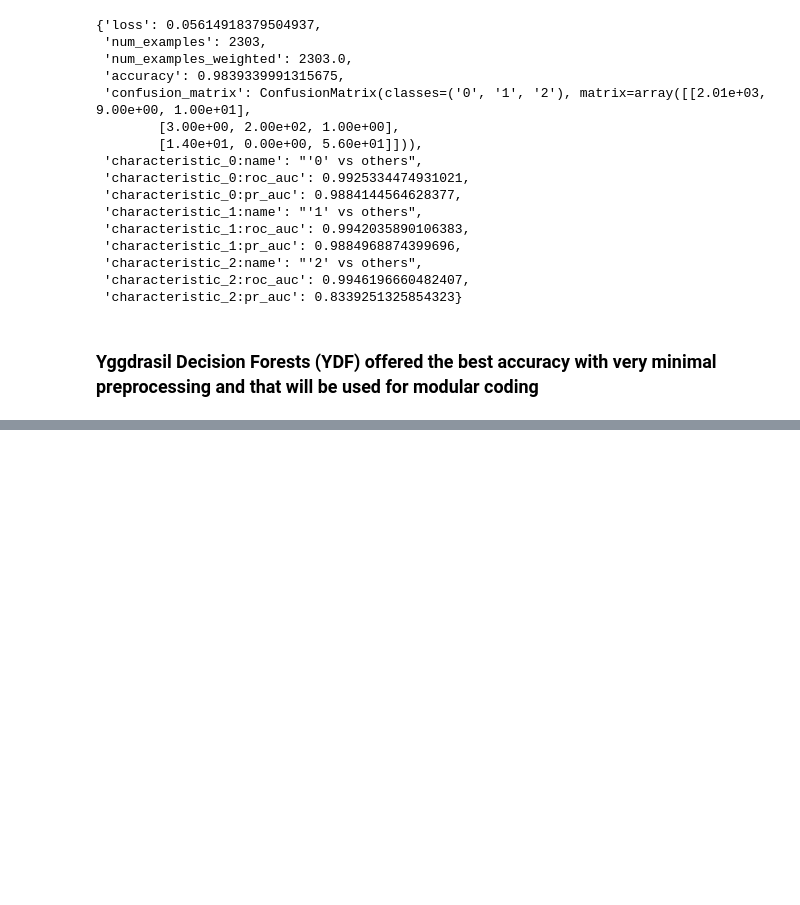
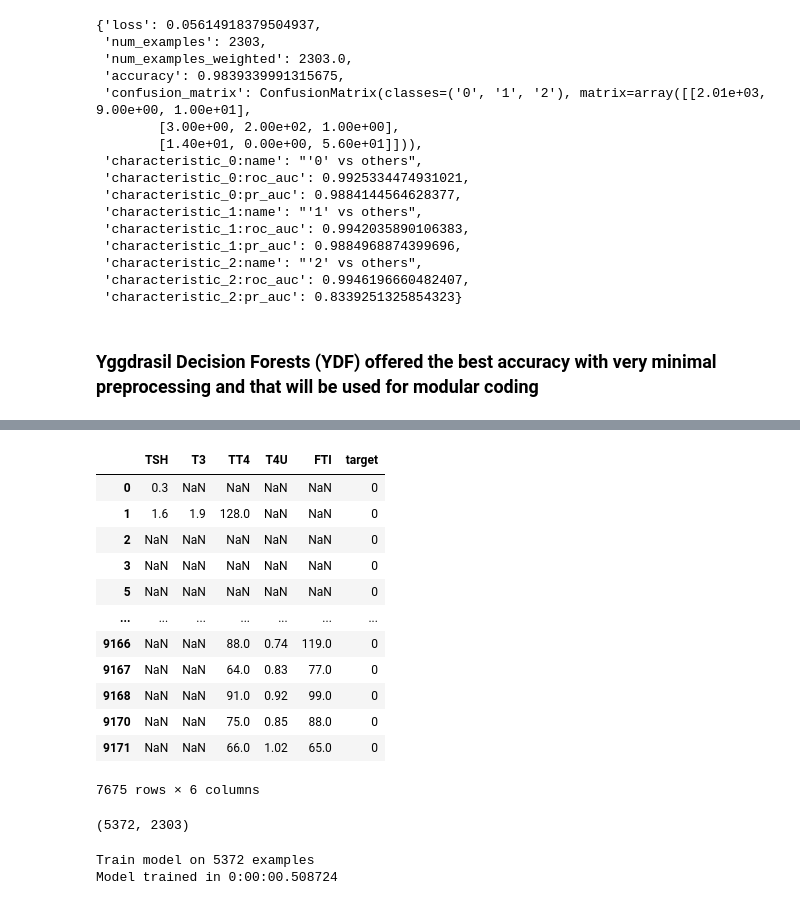
Before and after one commit to tejas05in/Thyroid-Disease-Prediction, a Jupyter notebook: research/model_building.ipynb, the cells around one changed output, grey strips where cells are left out. Saved outputs shown, nothing was run; the diff lists cells and outputs as text; code cells hidden in the pictures; blank space fills up the shorter version.

Commit message:
model updated

```diff
--- a/research/model_building.ipynb
+++ b/research/model_building.ipynb
@@ -274,0 +273,30 @@ model.analyze(test_df).to_file("analysis.html")
+# %%
+# selecting columns using feature selection in ydf
+df1 = df[['TSH', 'T3', 'TT4', 'T4U','FTI', 'target']]
+# %%
+df1
+# %% [output]
+|  | TSH | T3 | TT4 | T4U | FTI | target |
+| 0 | 0.3 | NaN | NaN | NaN | NaN | 0 |
+| 1 | 1.6 | 1.9 | 128.0 | NaN | NaN | 0 |
+| 2 | NaN | NaN | NaN | NaN | NaN | 0 |
+| 3 | NaN | NaN | NaN | NaN | NaN | 0 |
+| 5 | NaN | NaN | NaN | NaN | NaN | 0 |
+| ... | ... | ... | ... | ... | ... | ... |
+| 9166 | NaN | NaN | 88.0 | 0.74 | 119.0 | 0 |
+| 9167 | NaN | NaN | 64.0 | 0.83 | 77.0 | 0 |
+| 9168 | NaN | NaN | 91.0 | 0.92 | 99.0 | 0 |
+| 9170 | NaN | NaN | 75.0 | 0.85 | 88.0 | 0 |
+| 9171 | NaN | NaN | 66.0 | 1.02 | 65.0 | 0 |
+7675 rows × 6 columns
+# %%
+# split dataset into training and testing
+train_df, test_df = train_test_split(df1, test_size=0.3, random_state=42)
+len(train_df), len(test_df)
+# %% [output]
+(5372, 2303)
+# %%
+model_2 = ydf.GradientBoostedTreesLearner(label="target").train(train_df)
+# %% [output]
+Train model on 5372 examples
+Model trained in 0:00:00.508724
```
Also changed, not shown: parts of 4 cells of this notebook, 1 other file.
